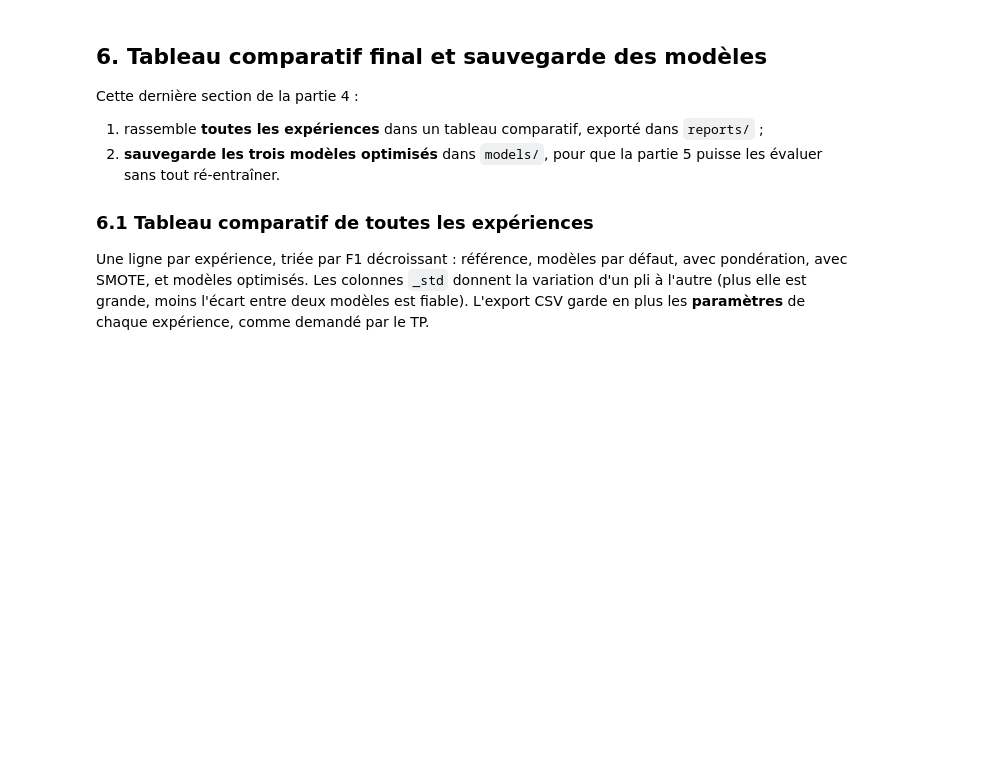
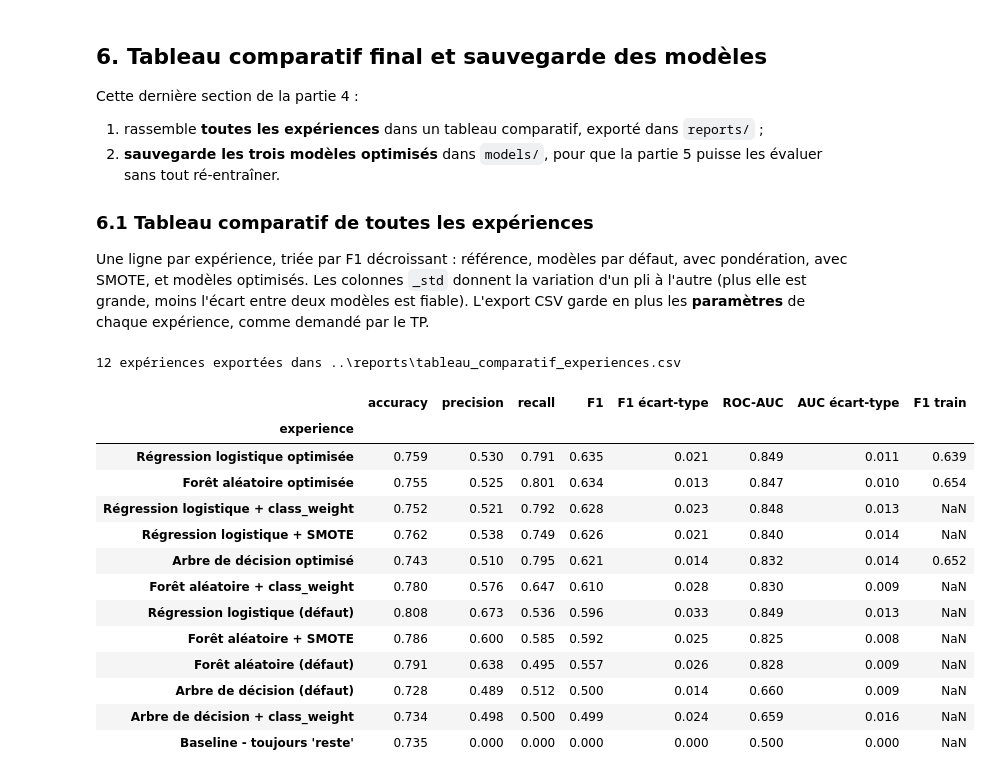
Before and after one commit to massamba0809/churn-prediction-ml, a Jupyter notebook: notebooks/04_entrainement_optimisation.ipynb, the cells around one changed output. Cells and saved outputs as stored; diff of their text form; code cells hidden in the pictures; blank space fills up the shorter version.

Commit message:
partie 4: tableau comparatif de toutes les experiences

```diff
--- a/notebooks/04_entrainement_optimisation.ipynb
+++ b/notebooks/04_entrainement_optimisation.ipynb
@@ -792,3 +792,34 @@ Cette dernière section de la partie 4 :
 ### 6.1 Tableau comparatif de toutes les expériences
 
 Une ligne par expérience, triée par F1 décroissant : référence, modèles par défaut, avec pondération, avec SMOTE, et modèles optimisés. Les colonnes `_std` donnent la variation d'un pli à l'autre (plus elle est grande, moins l'écart entre deux modèles est fiable). L'export CSV garde en plus les **paramètres** de chaque expérience, comme demandé par le TP.
+# %%
+journal = pd.DataFrame(experiences).set_index("experience").sort_values("f1_moy", ascending=False)
+
+colonnes = ["accuracy_moy", "precision_moy", "recall_moy", "f1_moy", "f1_std", "roc_auc_moy", "roc_auc_std", "f1_train"]
+tableau_final = journal[colonnes].rename(columns={
+    "accuracy_moy": "accuracy", "precision_moy": "precision", "recall_moy": "recall", "f1_moy": "F1",
+    "f1_std": "F1 écart-type", "roc_auc_moy": "ROC-AUC", "roc_auc_std": "AUC écart-type", "f1_train": "F1 train"})
+
+# Export : tableau complet, avec les paramètres et remarques de chaque expérience
+REPORTS_DIR.mkdir(exist_ok=True)
+export = journal[colonnes + ["temps_s", "parametres", "remarque"]].round(4)
+export.to_csv(REPORTS_DIR / "tableau_comparatif_experiences.csv", encoding="utf-8")
+print(f"{len(export)} expériences exportées dans {REPORTS_DIR / 'tableau_comparatif_experiences.csv'}")
+
+tableau_final.round(3)
+# %% [output]
+12 expériences exportées dans ..\reports\tableau_comparatif_experiences.csv
+|  | accuracy | precision | recall | F1 | F1 écart-type | ROC-AUC | AUC écart-type | F1 train |
+| experience |  |  |  |  |  |  |  |  |
+| Régression logistique optimisée | 0.759 | 0.530 | 0.791 | 0.635 | 0.021 | 0.849 | 0.011 | 0.639 |
+| Forêt aléatoire optimisée | 0.755 | 0.525 | 0.801 | 0.634 | 0.013 | 0.847 | 0.010 | 0.654 |
+| Régression logistique + class_weight | 0.752 | 0.521 | 0.792 | 0.628 | 0.023 | 0.848 | 0.013 | NaN |
+| Régression logistique + SMOTE | 0.762 | 0.538 | 0.749 | 0.626 | 0.021 | 0.840 | 0.014 | NaN |
+| Arbre de décision optimisé | 0.743 | 0.510 | 0.795 | 0.621 | 0.014 | 0.832 | 0.014 | 0.652 |
+| Forêt aléatoire + class_weight | 0.780 | 0.576 | 0.647 | 0.610 | 0.028 | 0.830 | 0.009 | NaN |
+| Régression logistique (défaut) | 0.808 | 0.673 | 0.536 | 0.596 | 0.033 | 0.849 | 0.013 | NaN |
+| Forêt aléatoire + SMOTE | 0.786 | 0.600 | 0.585 | 0.592 | 0.025 | 0.825 | 0.008 | NaN |
+| Forêt aléatoire (défaut) | 0.791 | 0.638 | 0.495 | 0.557 | 0.026 | 0.828 | 0.009 | NaN |
+| Arbre de décision (défaut) | 0.728 | 0.489 | 0.512 | 0.500 | 0.014 | 0.660 | 0.009 | NaN |
+| Arbre de décision + class_weight | 0.734 | 0.498 | 0.500 | 0.499 | 0.024 | 0.659 | 0.016 | NaN |
+| Baseline - toujours 'reste' | 0.735 | 0.000 | 0.000 | 0.000 | 0.000 | 0.500 | 0.000 | NaN |
```
Also changed, not shown: parts of 11 cells of this notebook.
